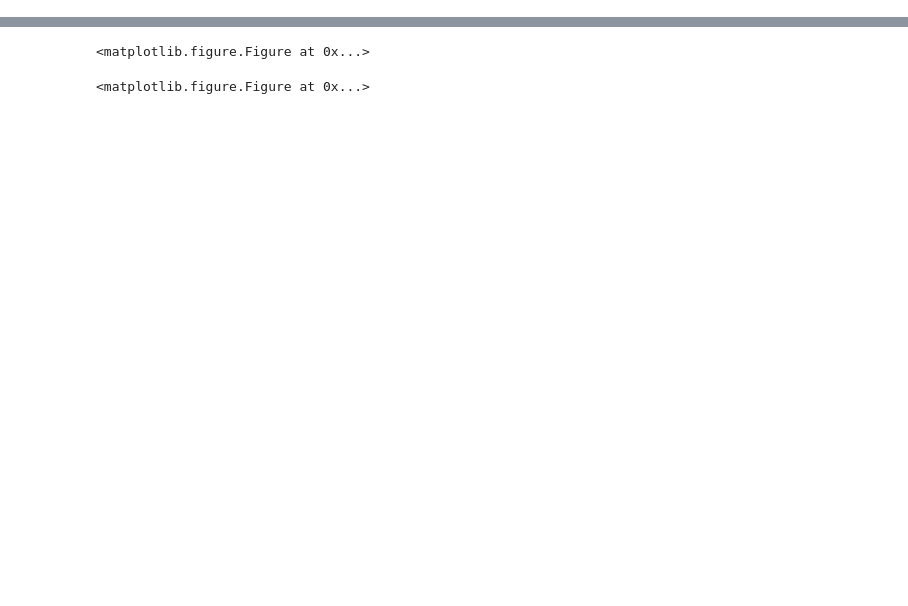
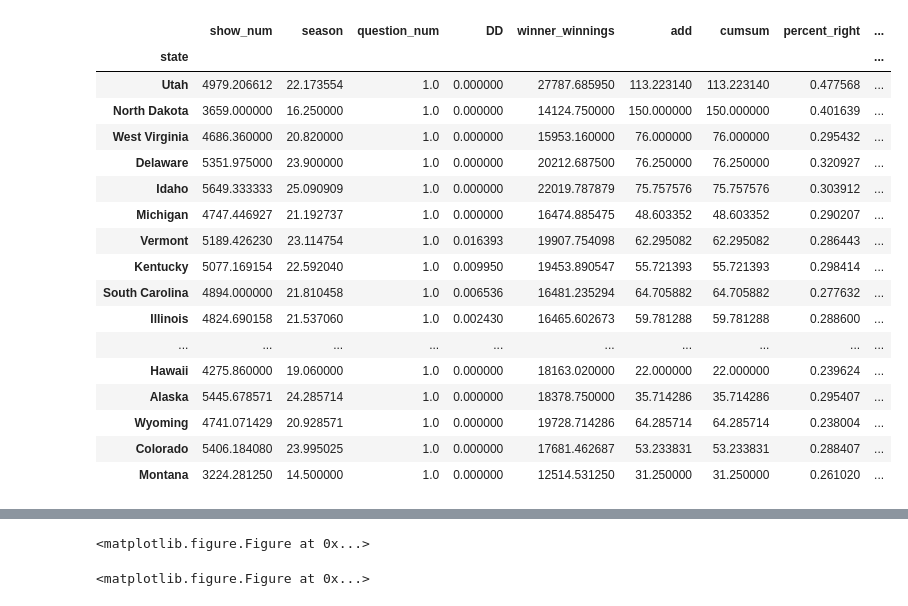
Before and after one commit to isaaclayton/jeopardy_project, a Jupyter notebook: dataviz_sandbox.ipynb, the cells around one changed output, grey strips where cells are left out. Saved outputs shown, nothing was run; the diff lists cells and outputs as text; code cells hidden in the pictures; blank space fills up the shorter version.

Commit message:
add unstacked dataframe with multiple new columns

```diff
--- a/dataviz_sandbox.ipynb
+++ b/dataviz_sandbox.ipynb
@@ -369,0 +549,10 @@ unique_jobs.sort(key=operator.itemgetter(1), reverse=True)
+# %%
+DD3 = stacked_eps.copy()[(stacked_eps['DD']) & \
+            (stacked_eps['answered']!='neither') & \
+            (stacked_eps['round']=='double_jeopardy_round')]\
+.sort_values(by=['show_num', 'question_num']).groupby('show_num', as_index=False, sort=False)\
+[['question_num','contestant']].last()
+# %%
+DD3_index = DD3.set_index(['show_num', 'question_num', 'contestant']).index
+# %%
+stacked_eps.loc[(whole_index.isin(DD3_index)) & (~whole_index.isin(DD2_index)), 'DD3'] = True
@@ -369,0 +569,2 @@ unique_jobs.sort(key=operator.itemgetter(1), reverse=True)
+# %%
+mean_state_values = stacked_eps.groupby(['show_num', 'contestant'], as_index=False).first().groupby('state').mean()
@@ -369,0 +573,21 @@ unique_jobs.sort(key=operator.itemgetter(1), reverse=True)
+# %%
+mean_state_values.sort_values(by='fj_wager_percentage')
+# %% [output]
+|  | show_num | season | question_num | DD | winner_winnings | add | cumsum | percent_right | ... |
+| state |  |  |  |  |  |  |  |  | ... |
+| Utah | 4979.206612 | 22.173554 | 1.0 | 0.000000 | 27787.685950 | 113.223140 | 113.223140 | 0.477568 | ... |
+| North Dakota | 3659.000000 | 16.250000 | 1.0 | 0.000000 | 14124.750000 | 150.000000 | 150.000000 | 0.401639 | ... |
+| West Virginia | 4686.360000 | 20.820000 | 1.0 | 0.000000 | 15953.160000 | 76.000000 | 76.000000 | 0.295432 | ... |
+| Delaware | 5351.975000 | 23.900000 | 1.0 | 0.000000 | 20212.687500 | 76.250000 | 76.250000 | 0.320927 | ... |
+| Idaho | 5649.333333 | 25.090909 | 1.0 | 0.000000 | 22019.787879 | 75.757576 | 75.757576 | 0.303912 | ... |
+| Michigan | 4747.446927 | 21.192737 | 1.0 | 0.000000 | 16474.885475 | 48.603352 | 48.603352 | 0.290207 | ... |
+| Vermont | 5189.426230 | 23.114754 | 1.0 | 0.016393 | 19907.754098 | 62.295082 | 62.295082 | 0.286443 | ... |
+| Kentucky | 5077.169154 | 22.592040 | 1.0 | 0.009950 | 19453.890547 | 55.721393 | 55.721393 | 0.298414 | ... |
+| South Carolina | 4894.000000 | 21.810458 | 1.0 | 0.006536 | 16481.235294 | 64.705882 | 64.705882 | 0.277632 | ... |
+| Illinois | 4824.690158 | 21.537060 | 1.0 | 0.002430 | 16465.602673 | 59.781288 | 59.781288 | 0.288600 | ... |
+| ... | ... | ... | ... | ... | ... | ... | ... | ... | ... |
+| Hawaii | 4275.860000 | 19.060000 | 1.0 | 0.000000 | 18163.020000 | 22.000000 | 22.000000 | 0.239624 | ... |
+| Alaska | 5445.678571 | 24.285714 | 1.0 | 0.000000 | 18378.750000 | 35.714286 | 35.714286 | 0.295407 | ... |
+| Wyoming | 4741.071429 | 20.928571 | 1.0 | 0.000000 | 19728.714286 | 64.285714 | 64.285714 | 0.238004 | ... |
+| Colorado | 5406.184080 | 23.995025 | 1.0 | 0.000000 | 17681.462687 | 53.233831 | 53.233831 | 0.288407 | ... |
+| Montana | 3224.281250 | 14.500000 | 1.0 | 0.000000 | 12514.531250 | 31.250000 | 31.250000 | 0.261020 | ... |
```
Also changed, not shown: parts of 71 cells of this notebook.
